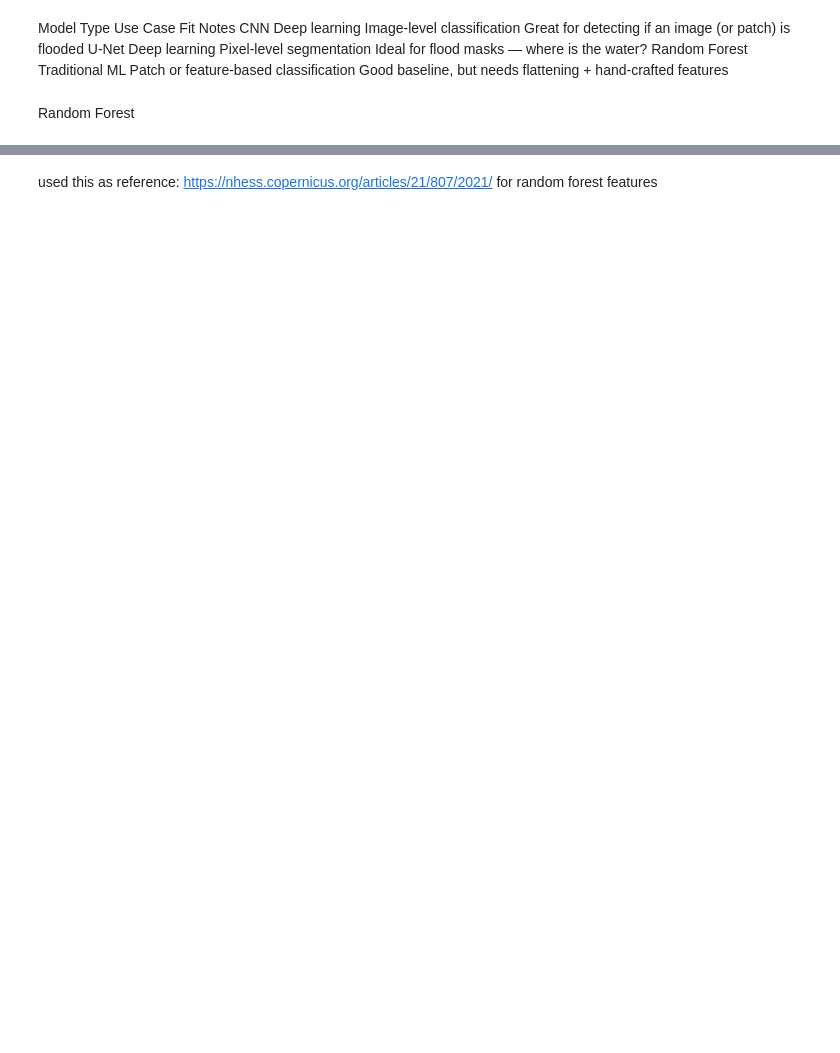
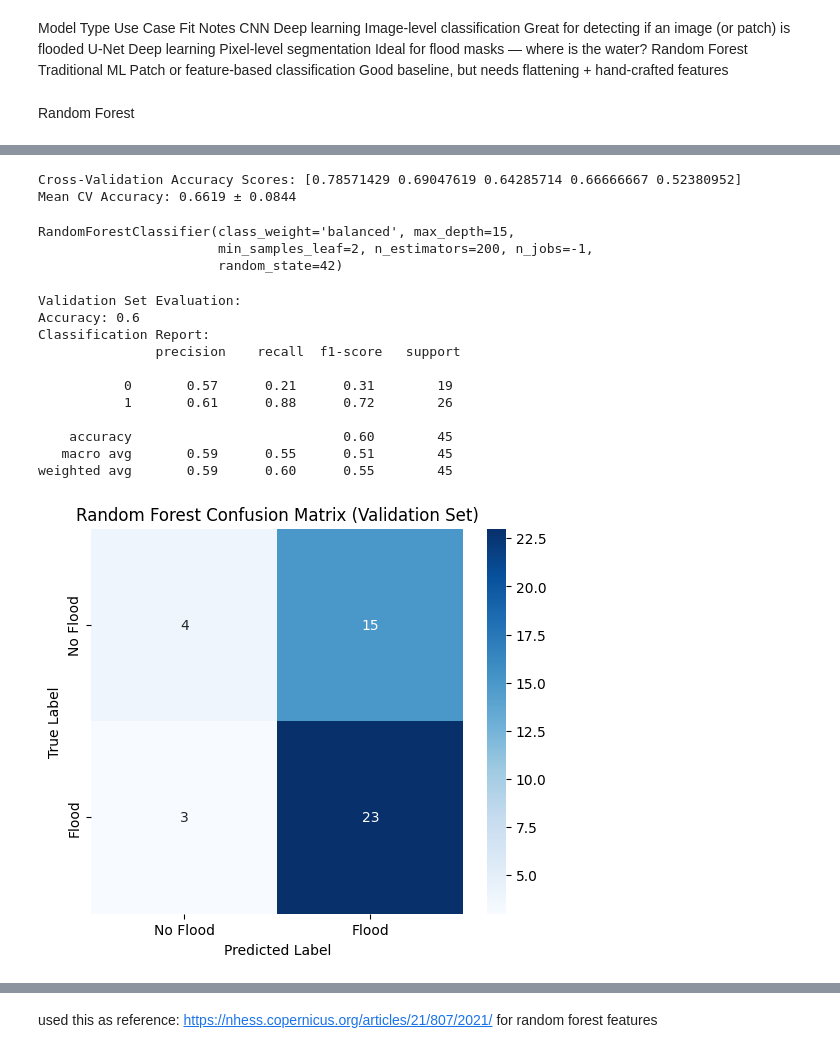
Before and after one commit to shuyaguan/0826, a Jupyter notebook: Riya&Shuya_DeepLearning_Final.ipynb, the cells around one changed output, grey strips where cells are left out. Saved outputs shown, nothing was run; the diff lists cells and outputs as text; code cells hidden in the pictures; blank space fills up the shorter version.

```diff
--- a/Riya&Shuya_DeepLearning_Final.ipynb
+++ b/Riya&Shuya_DeepLearning_Final.ipynb
@@ -562,0 +586,10 @@ y_pred = rf.predict(X_test)
+# %%
+# load as numpy array
+train_data = np.load('/content/drive/MyDrive/Final_Deep Learning/train_data.npz')
+X_train, y_train = train_data['X'], train_data['y']
+
+val_data = np.load('/content/drive/MyDrive/Final_Deep Learning/val_data.npz')
+X_val, y_val = val_data['X'], val_data['y']
+
+test_data = np.load('/content/drive/MyDrive/Final_Deep Learning/test_data.npz')
+X_test, y_test = test_data['X'], test_data['y']
@@ -562,0 +605,54 @@ y_pred = rf.predict(X_test)
+# %%
+rf_model = RandomForestClassifier(
+    n_estimators=200,
+    max_depth=15,
+    max_features='sqrt',
+    min_samples_leaf=2,
+    class_weight='balanced',
+    random_state=42,
+    n_jobs=-1)
+
+# 5-Fold Stratified Cross-Validation
+kfold = StratifiedKFold(n_splits=5, shuffle=True, random_state=42)
+cv_scores = cross_val_score(rf_model, X_train, y_train, cv=kfold, scoring='accuracy')
+
+print(f"Cross-Validation Accuracy Scores: {cv_scores}")
+print(f"Mean CV Accuracy: {cv_scores.mean():.4f} ± {cv_scores.std():.4f}")
+
+rf_model.fit(X_train, y_train)
+# %% [output]
+Cross-Validation Accuracy Scores: [0.78571429 0.69047619 0.64285714 0.66666667 0.52380952]
+Mean CV Accuracy: 0.6619 ± 0.0844
+RandomForestClassifier(class_weight='balanced', max_depth=15,
+                       min_samples_leaf=2, n_estimators=200, n_jobs=-1,
+                       random_state=42)
+# %%
+# Predict on validation set
+y_val_pred = rf_model.predict(X_val)
+
+# Performance evaluation
+print("\nValidation Set Evaluation:")
+print("Accuracy:", accuracy_score(y_val, y_val_pred))
+print("Classification Report:\n", classification_report(y_val, y_val_pred))
+
+# Confusion Matrix Plot
+conf_matrix_val = confusion_matrix(y_val, y_val_pred)
+plt.figure(figsize=(6, 5))
+sns.heatmap(conf_matrix_val, annot=True, fmt='d', cmap="Blues", xticklabels=['No Flood', 'Flood'], yticklabels=['No Flood', 'Flood'])
+plt.title("Random Forest Confusion Matrix (Validation Set)")
+plt.xlabel("Predicted Label")
+plt.ylabel("True Label")
+plt.show()
+# %% [output]
+Validation Set Evaluation:
+Accuracy: 0.6
+Classification Report:
+               precision    recall  f1-score   support
+
+           0       0.57      0.21      0.31        19
+           1       0.61      0.88      0.72        26
+
+    accuracy                           0.60        45
+   macro avg       0.59      0.55      0.51        45
+weighted avg       0.59      0.60      0.55        45
+[figure, added]
```
Also changed, not shown: parts of 135 cells of this notebook.
